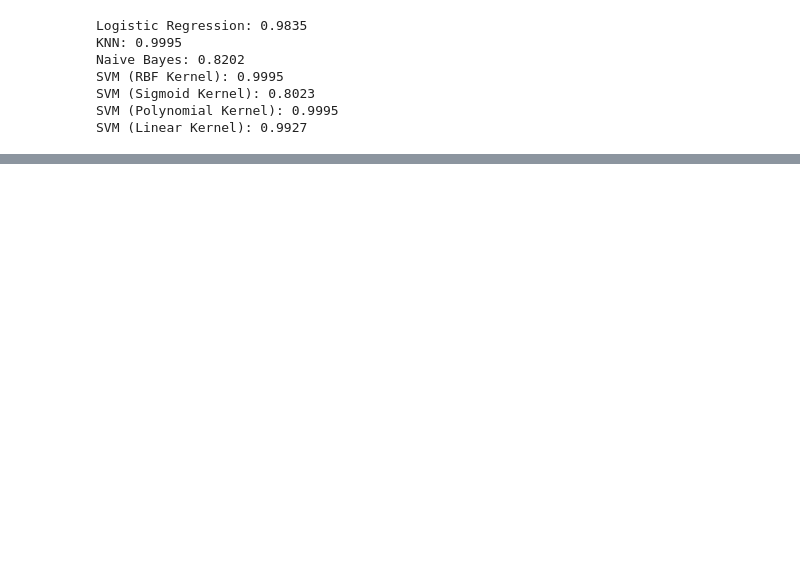
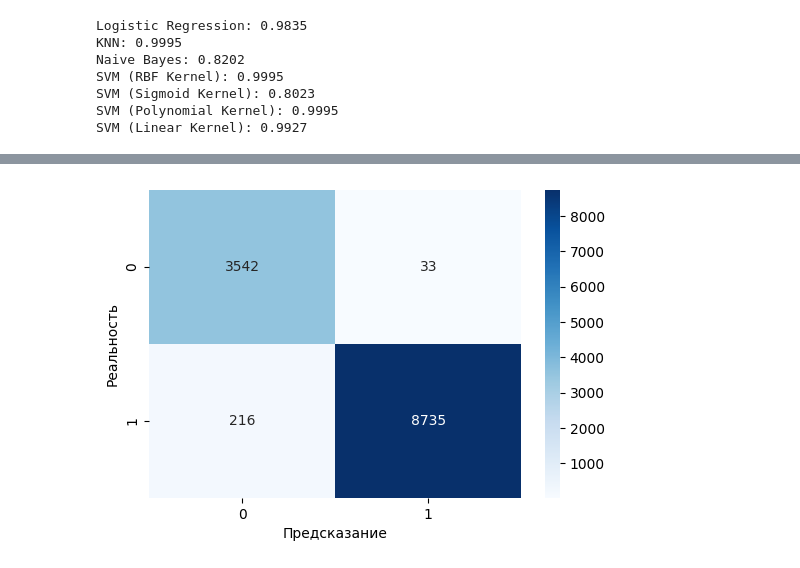
Before and after one commit to TheSlavchik/Unik, a Jupyter notebook: ML/notebooks/Lab3.ipynb, the cells around one changed output, grey strips where cells are left out. Cells and saved outputs as stored; diff of their text form; code cells hidden in the pictures; blank space fills up the shorter version.

```diff
--- a/ML/notebooks/Lab3.ipynb
+++ b/ML/notebooks/Lab3.ipynb
@@ -4,9 +9,8 @@ from sklearn.model_selection import train_test_split
 # %%
 df = pd.read_csv('../data/Classification_smoke_detectors_filtered.csv')
 # %%
-target = 'Fire Alarm'
-X = df.drop(columns=[target])
-y = df[target]
+X = df.drop(columns=['Fire Alarm'])
+y = df['Fire Alarm']
 
 X_train, X_test, y_train, y_test = train_test_split(X, y, test_size=0.2, random_state=777, stratify=y)
 # %%
@@ -72,7 +80,7 @@ for name, model in models.items():
         print(f"{name}: {accuracy_score(y_test, y_pred):.4f}")
         continue
 
-    model.fit(X_train, y_train)
+    model.fit(X_train_balanced, y_train_balanced)
     y_pred = model.predict(X_test)
     accuracy = accuracy_score(y_test, y_pred)
 
@@ -96,9 +109,9 @@ param_grid_lr = {
     'clf__C': [0.01, 0.1, 1, 10]
 }
 
-grid_lr = GridSearchCV(models["Logistic Regression"], param_grid_lr, cv=kf, scoring='accuracy')
+best_lr = GridSearchCV(models["Logistic Regression"], param_grid_lr, cv=kf, scoring='accuracy')
 
-grid_lr.fit(X_train, y_train)
-y_pred = grid_lr.predict(X_test)
-accuracy_score(y_test, y_pred)
+best_lr.fit(X_train_balanced, y_train_balanced)
+y_pred_lr = best_lr.predict(X_test)
+accuracy_score(y_test, y_pred_lr)
 # %% [output]
@@ -221,0 +269,8 @@ print(study.best_value)
+# %%
+plt.figure(figsize=(6, 4))
+sns.heatmap(confusion_matrix(y_test, y_pred_lr), annot=True, fmt='d', cmap='Blues')
+plt.xlabel('Предсказание')
+plt.ylabel('Реальность')
+plt.show()
+# %% [output]
+[figure, added]
```
Also changed, not shown: parts of 77 cells of this notebook, 22 other files.
